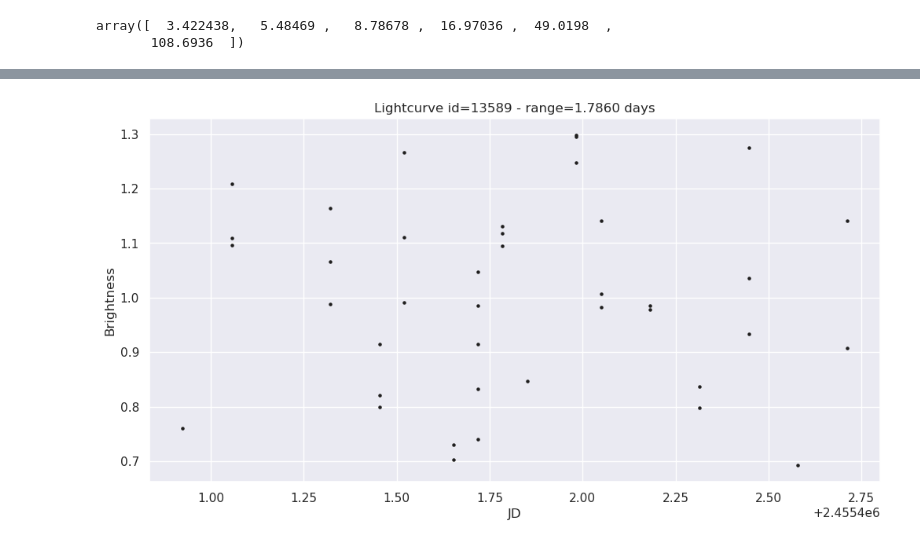
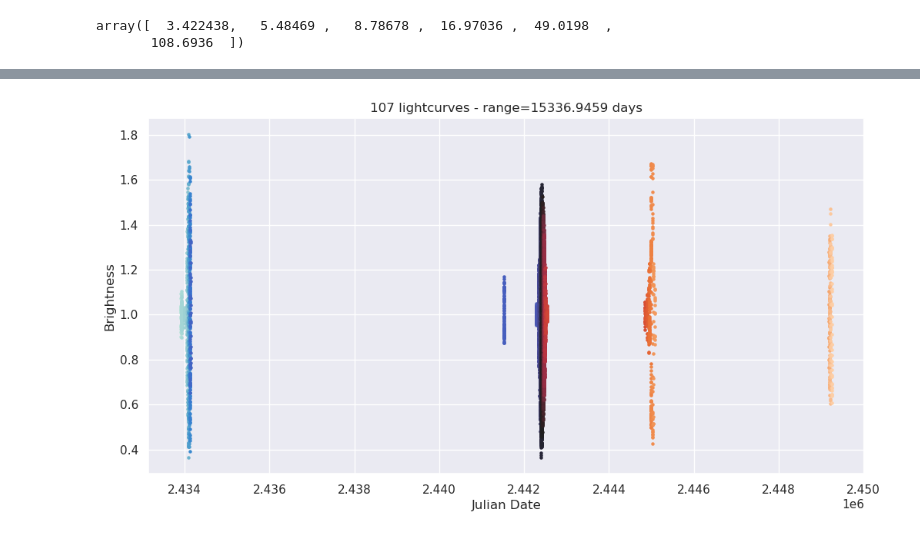
Before and after one commit to Vosloo/asteroid-lightcurves, a Jupyter notebook: notebooks/stats.ipynb, the cells around one changed output, grey strips where cells are left out. Drawn from its saved outputs; the diff is of its cells as text; code cells hidden in the pictures.

```diff
--- a/notebooks/stats.ipynb
+++ b/notebooks/stats.ipynb
@@ -77,7 +93,7 @@ splitted
 # %%
-lightcurve_plotter.plot_lightcurves(splitted, split_plots=True)
+lightcurve_plotter.plot_lightcurves(splitted, split_plots=False)
 # %% [output]
-[figure, old version]
+[figure, new version]
 # %%
 bins = lightcurve_binner.bin_lightcurves(
     splitted,
```
Also changed, not shown: parts of 16 cells of this notebook, 3 other files.
